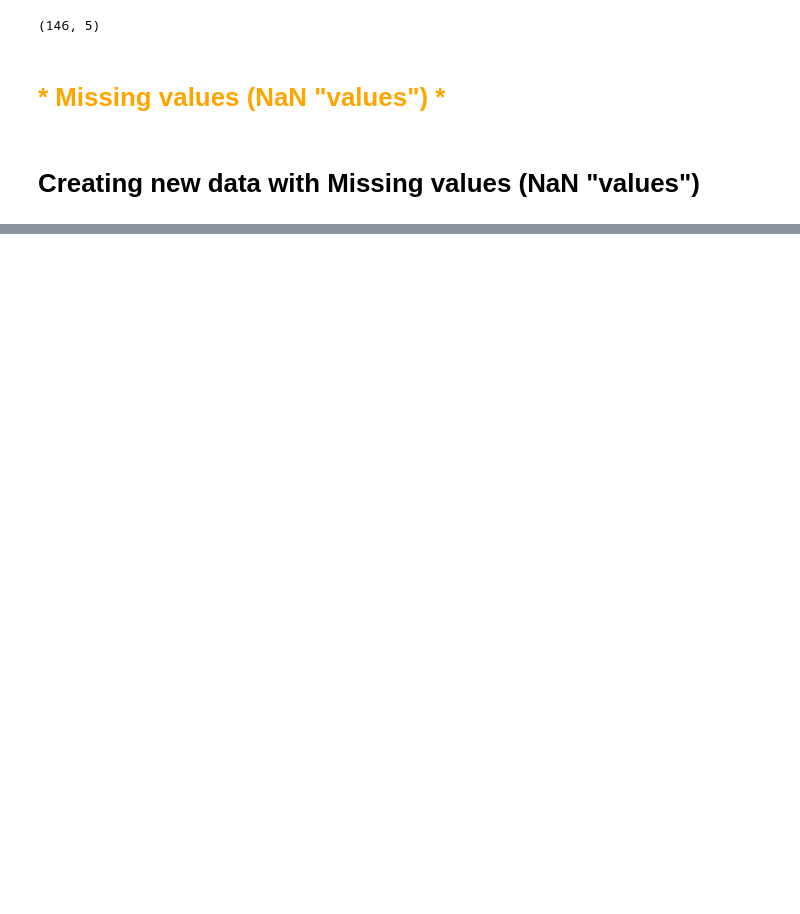
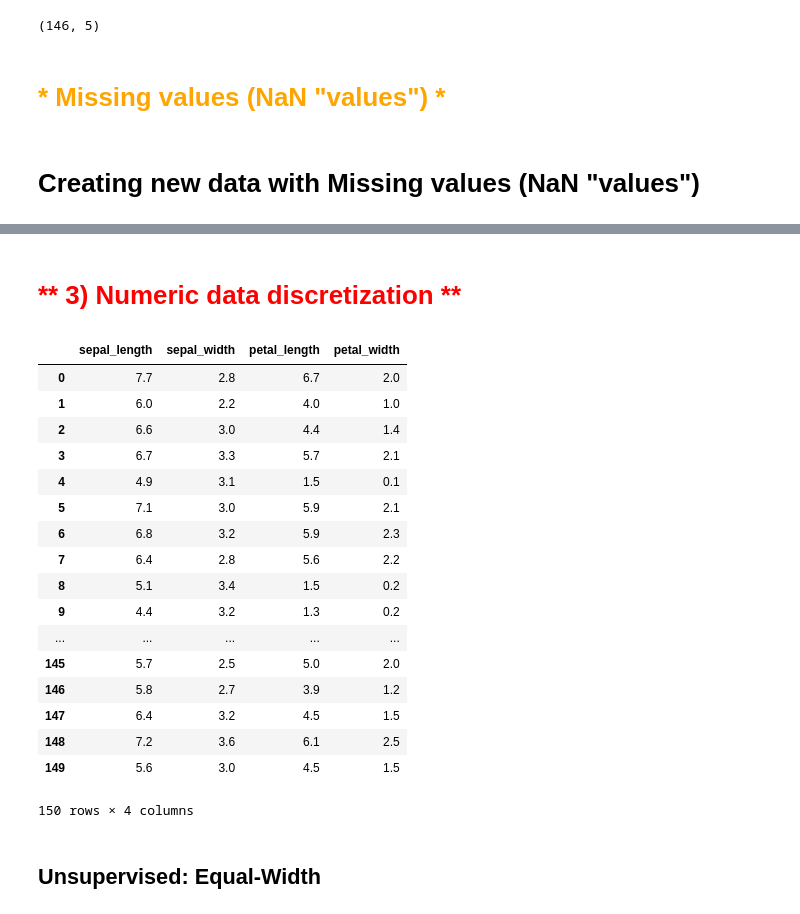
Before and after one commit to ceelch/Introduction_ML_2018_BCAM, a Jupyter notebook: Preprocessing_2019/JupyterNotebooks/Preproccesing_Iris_Data_Cesar.ipynb, the cells around one changed output, grey strips where cells are left out. Saved outputs shown, nothing was run; the diff lists cells and outputs as text; code cells hidden in the pictures; blank space fills up the shorter version.

```diff
--- a/Preprocessing_2019/JupyterNotebooks/Preproccesing_Iris_Data_Cesar.ipynb
+++ b/Preprocessing_2019/JupyterNotebooks/Preproccesing_Iris_Data_Cesar.ipynb
@@ -267,0 +442,4 @@ plt.show()
+# %% [markdown]
+# <font color='red'> ** 3) Numeric data discretization **  </font>
+# %%
+data3=df.copy()
@@ -267,0 +450,23 @@ plt.show()
+# %%
+X3
+# %% [output]
+|  | sepal_length | sepal_width | petal_length | petal_width |
+| 0 | 7.7 | 2.8 | 6.7 | 2.0 |
+| 1 | 6.0 | 2.2 | 4.0 | 1.0 |
+| 2 | 6.6 | 3.0 | 4.4 | 1.4 |
+| 3 | 6.7 | 3.3 | 5.7 | 2.1 |
+| 4 | 4.9 | 3.1 | 1.5 | 0.1 |
+| 5 | 7.1 | 3.0 | 5.9 | 2.1 |
+| 6 | 6.8 | 3.2 | 5.9 | 2.3 |
+| 7 | 6.4 | 2.8 | 5.6 | 2.2 |
+| 8 | 5.1 | 3.4 | 1.5 | 0.2 |
+| 9 | 4.4 | 3.2 | 1.3 | 0.2 |
+| ... | ... | ... | ... | ... |
+| 145 | 5.7 | 2.5 | 5.0 | 2.0 |
+| 146 | 5.8 | 2.7 | 3.9 | 1.2 |
+| 147 | 6.4 | 3.2 | 4.5 | 1.5 |
+| 148 | 7.2 | 3.6 | 6.1 | 2.5 |
+| 149 | 5.6 | 3.0 | 4.5 | 1.5 |
+150 rows × 4 columns
+# %% [markdown]
+## Unsupervised: Equal-Width
```
Also changed, not shown: parts of 72 cells of this notebook, 3 other files.
